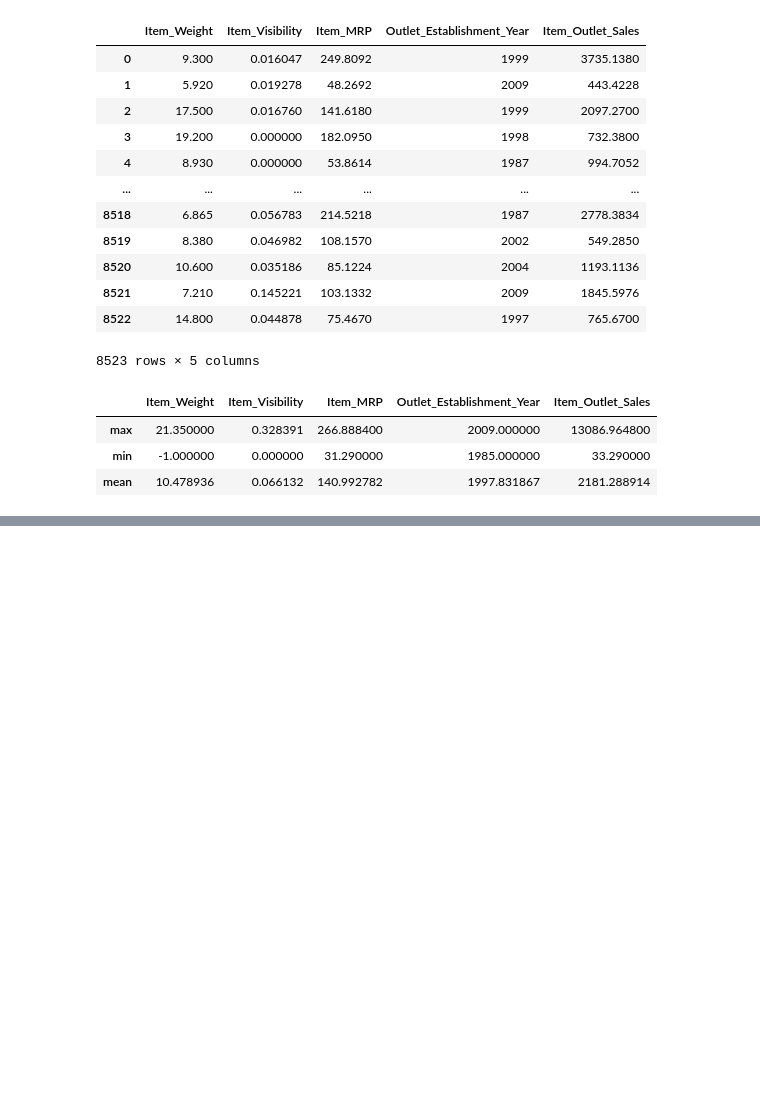
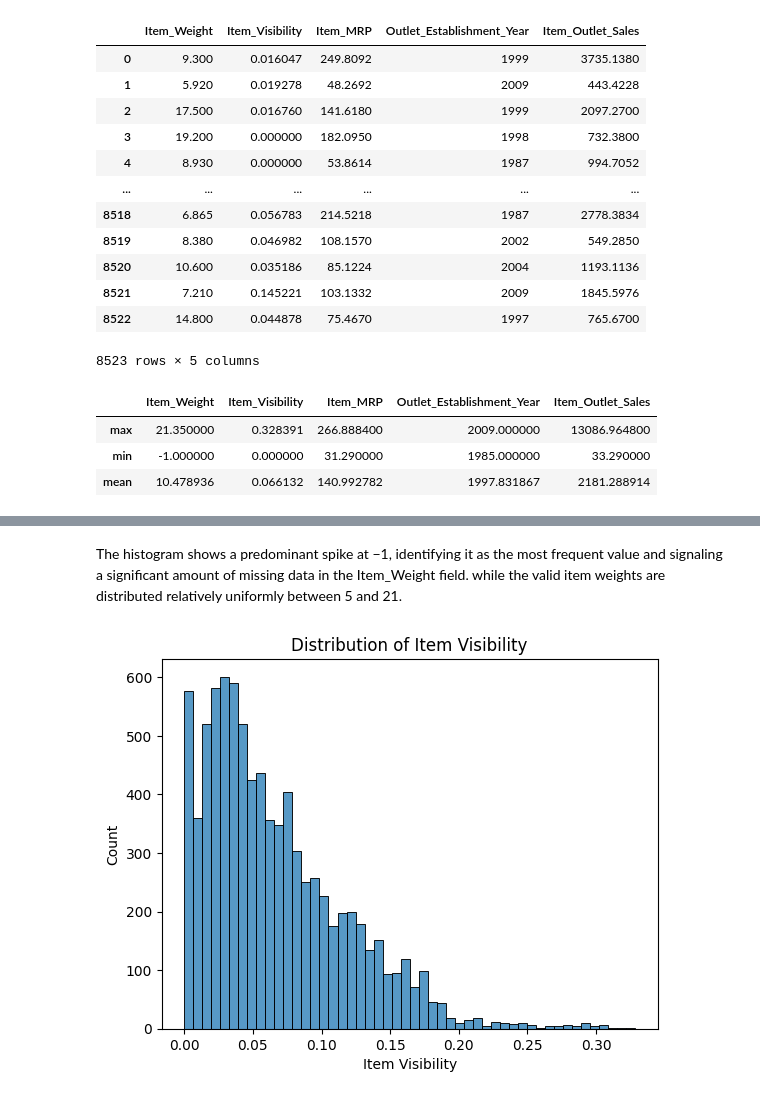
Before and after one commit to Maryam-Skaik/Prediction-of-Product-Sales, a Jupyter notebook: Prediction_of_Product_Sales.ipynb, the cells around one changed output, grey strips where cells are left out. Cells and saved outputs as stored; diff of their text form; code cells hidden in the pictures; blank space fills up the shorter version.

```diff
--- a/Prediction_of_Product_Sales.ipynb
+++ b/Prediction_of_Product_Sales.ipynb
@@ -272,0 +288,8 @@ df[numeric_columns].agg(['max', 'min', 'mean'])
+# %% [markdown]
+The histogram shows a predominant spike at −1, identifying it as the most frequent value and signaling a significant amount of missing data in the Item_Weight field. while the valid item weights are distributed relatively uniformly between 5 and 21.
+# %%
+ax = sns.histplot(data=df, x='Item_Visibility')
+ax.set_title("Distribution of Item Visibility")
+ax.set_xlabel("Item Visibility");
+# %% [output]
+[figure, added]
```
Also changed, not shown: parts of 20 cells of this notebook.
